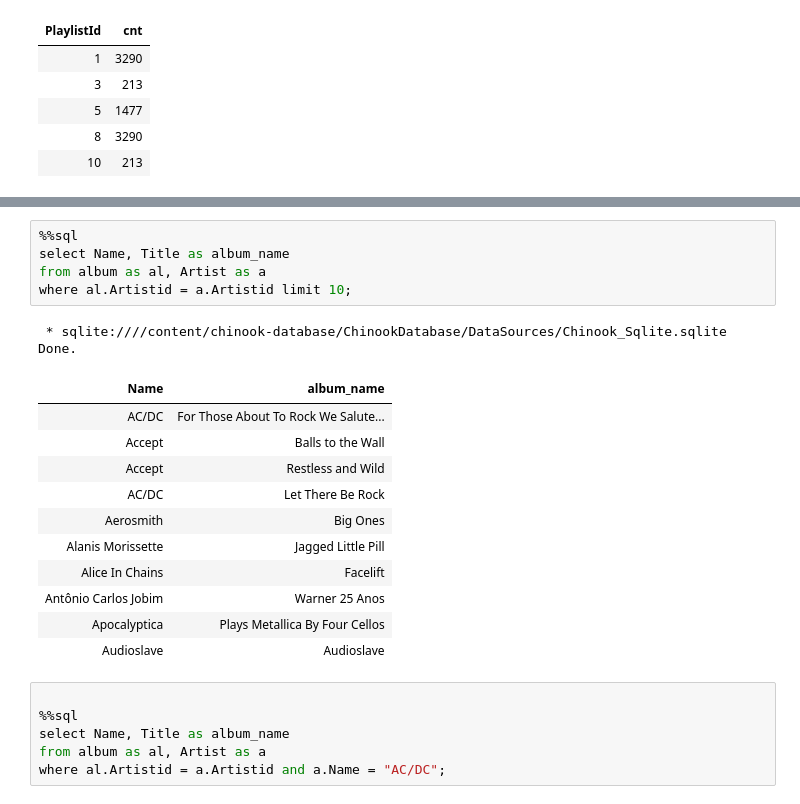
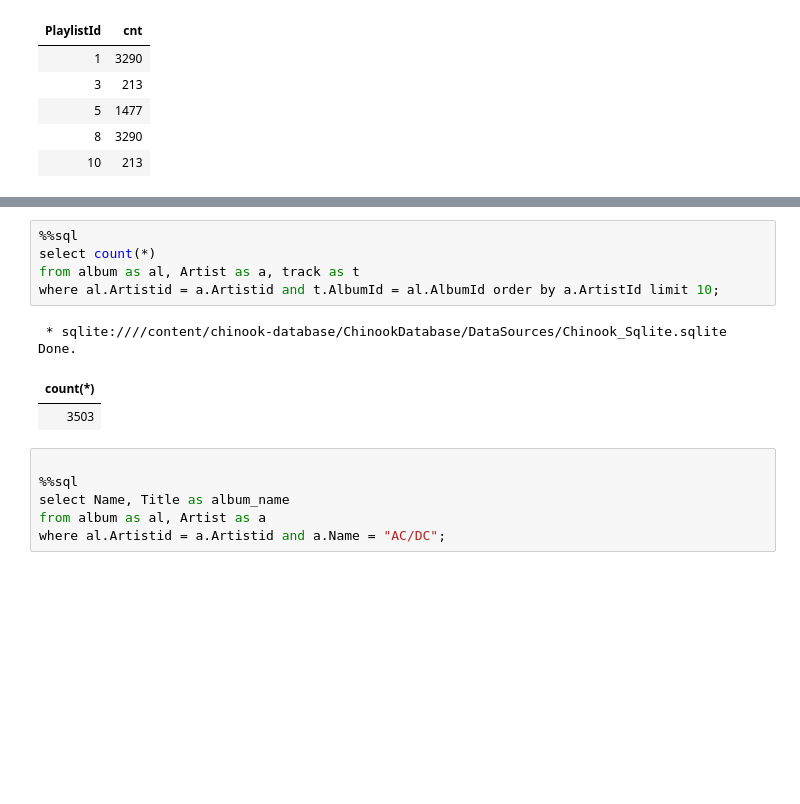
Before and after one commit to adigenova/uohdb, a Jupyter notebook: code/Chinook_db.ipynb, the cells around one changed output, grey strips where cells are left out. Drawn from its saved outputs; the diff is of its cells as text; blank space fills up the shorter version.

```diff
--- a/code/Chinook_db.ipynb
+++ b/code/Chinook_db.ipynb
@@ -352,22 +436,13 @@ Done.
 # %%
 %%sql
-select Name, Title as album_name
-from album as al, Artist as a
-where al.Artistid = a.Artistid limit 10;
+select count(*)
+from album as al, Artist as a, track as t
+where al.Artistid = a.Artistid and t.AlbumId = al.AlbumId order by a.ArtistId limit 10;
 # %% [output]
  * sqlite:////content/chinook-database/ChinookDatabase/DataSources/Chinook_Sqlite.sqlite
 Done.
-| Name | album_name |
-| AC/DC | For Those About To Rock We Salute... |
-| Accept | Balls to the Wall |
-| Accept | Restless and Wild |
-| AC/DC | Let There Be Rock |
-| Aerosmith | Big Ones |
-| Alanis Morissette | Jagged Little Pill |
-| Alice In Chains | Facelift |
-| Antônio Carlos Jobim | Warner 25 Anos |
-| Apocalyptica | Plays Metallica By Four Cellos |
-| Audioslave | Audioslave |
+| count(*) |
+| 3503 |
 # %%
 
 %%sql
```
Also changed, not shown: parts of 11 cells of this notebook.
